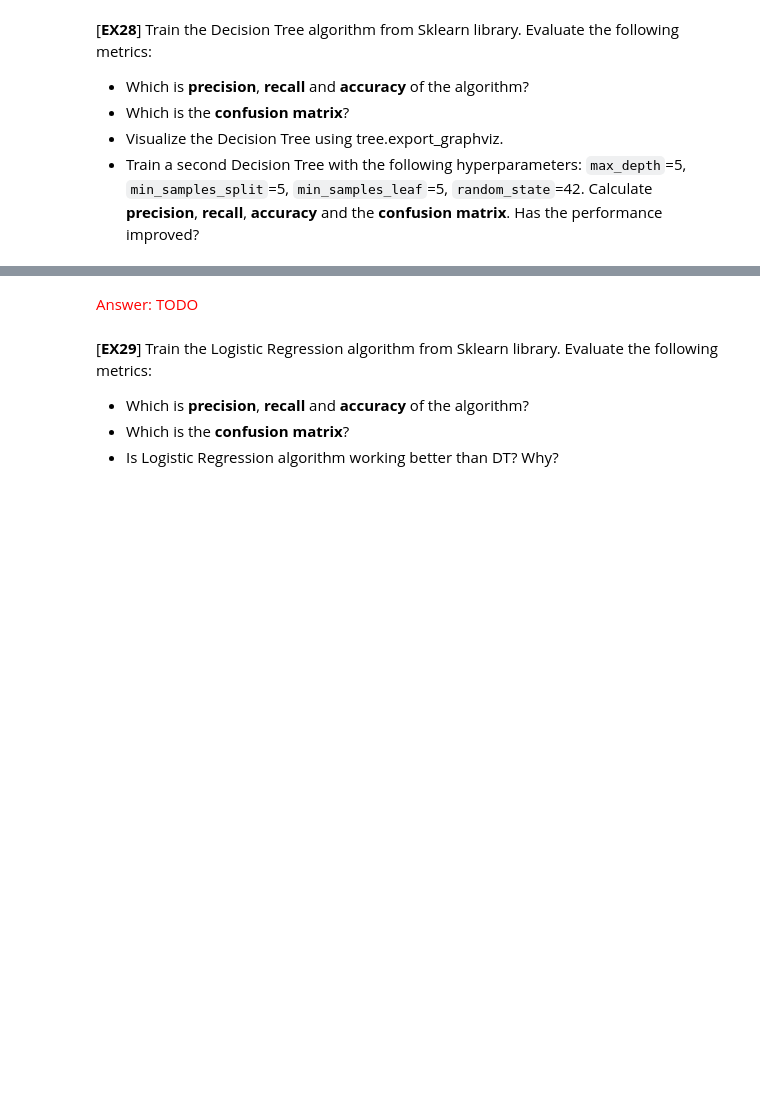
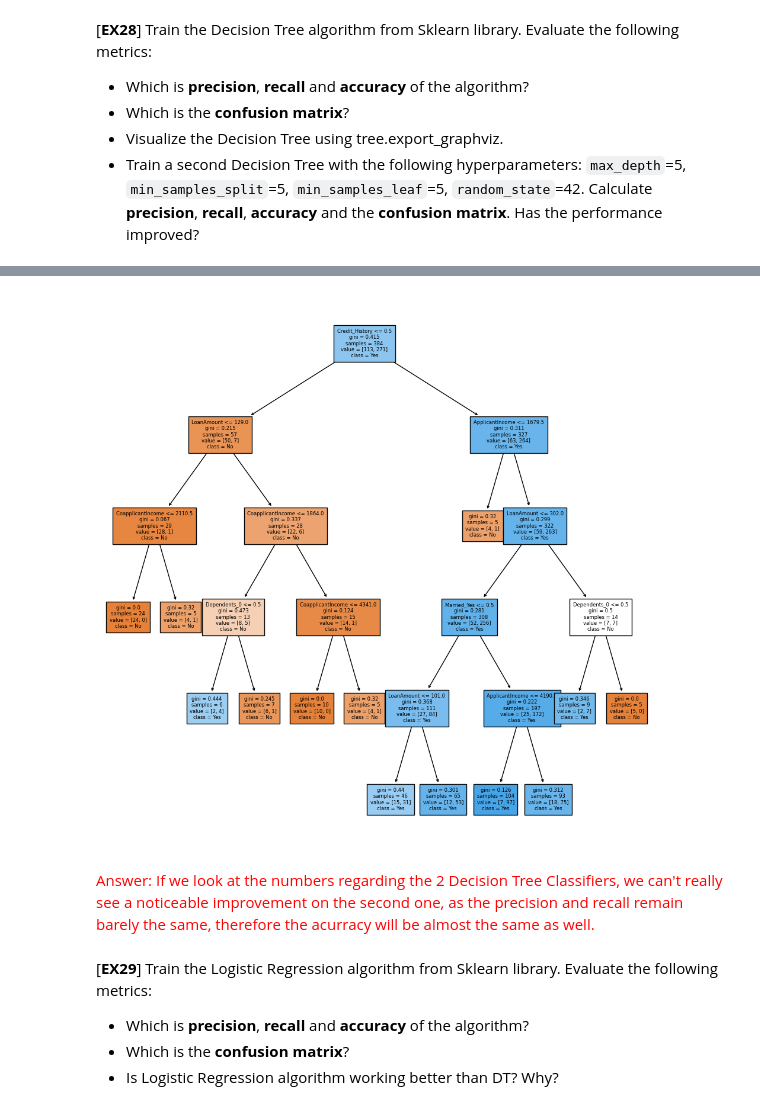
Before and after one commit to LucaFranceschi01/ML_Final_Project, a Jupyter notebook: Project_students/P5_students.ipynb, the cells around one changed output, grey strips where cells are left out. Drawn from its saved outputs; the diff is of its cells as text; code cells hidden in the pictures; blank space fills up the shorter version.

Commit message:
some more comments and improvements

```diff
--- a/Project_students/P5_students.ipynb
+++ b/Project_students/P5_students.ipynb
@@ -854,5 +1040,15 @@ tree.plot_tree(dtc2, feature_names=X.columns, class_names=['No', 'Yes'], filled=
-# %% [markdown]
-<font color="red"> Answer: TODO</font>
+# %%
+tree.export_graphviz(dtc2, out_file="tree2.dot")
+# To see the representation, run $ dot -Tpng tree2.dot -o tree2.png    (PNG format)
+
+#This is another function to plot directly the tree in the Jupyter notebook
+plt.figure(figsize=(12,12))
+tree.plot_tree(dtc2, feature_names=X.columns, class_names=['No', 'Yes'], filled=True, fontsize=6)
+plt.show()
+# %% [output]
+[figure, added]
+# %% [markdown]
+<font color="red"> Answer: If we look at the numbers regarding the 2 Decision Tree Classifiers, we can't really see a noticeable improvement on the second one, as the precision and recall remain barely the same, therefore the acurracy will be almost the same as well.</font>
 # %% [markdown]
 [**EX29**] Train the Logistic Regression algorithm from Sklearn library. Evaluate the following metrics:
 - Which is **precision**, **recall** and **accuracy** of the algorithm?
```
Also changed, not shown: parts of 49 cells of this notebook, 2 other files.
